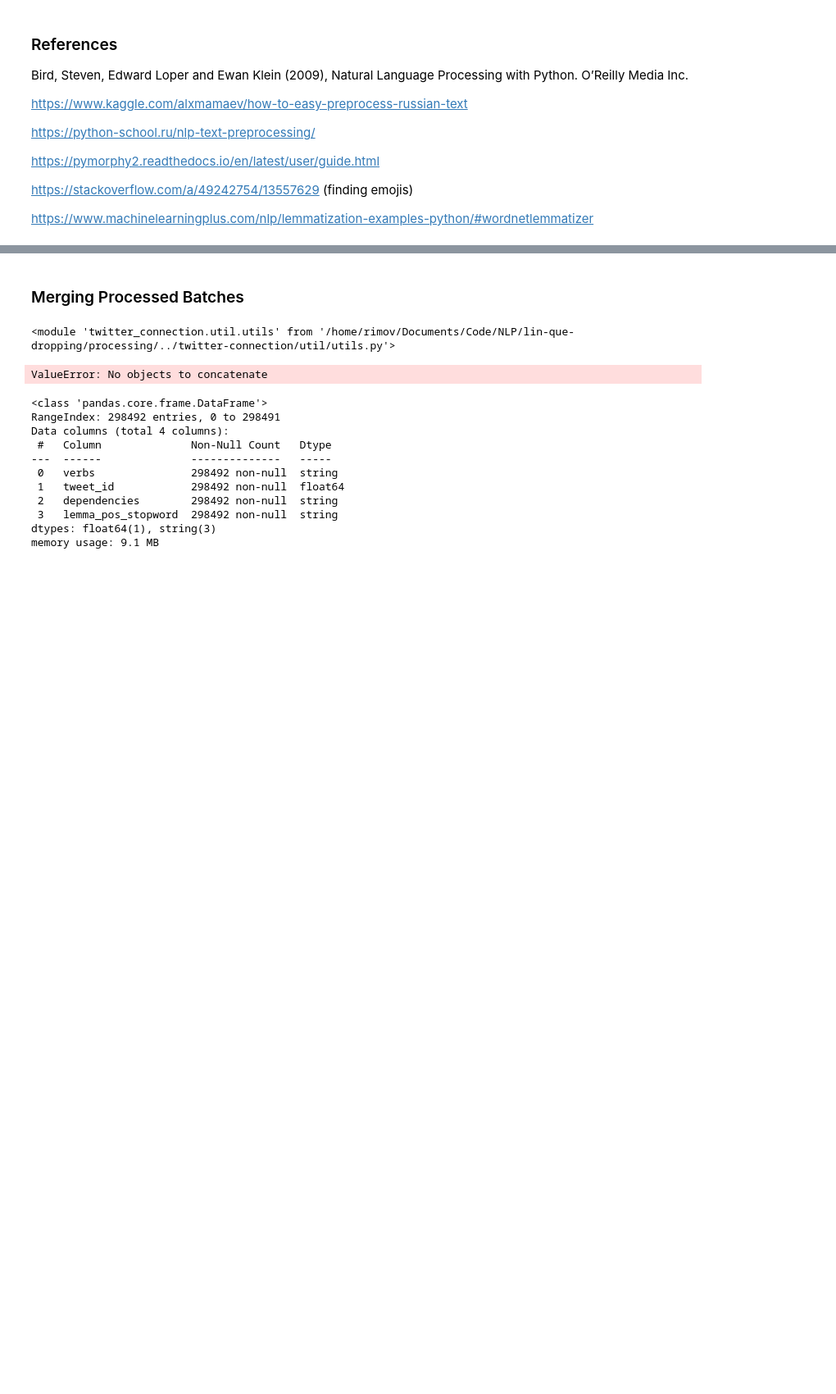
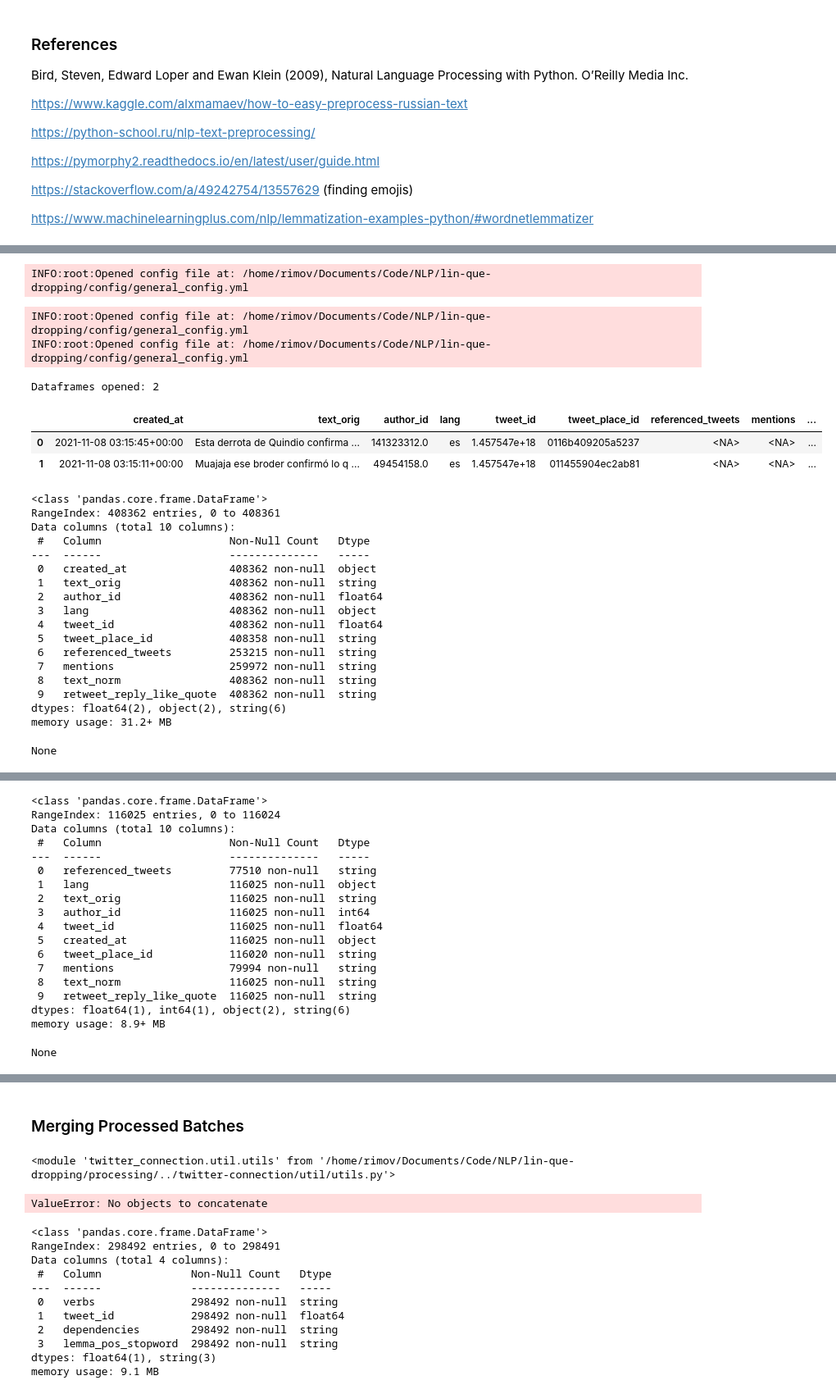
Before and after one commit to ruskirin/ling-twitter-analysis, a Jupyter notebook: src/analysis/processing/twitter-text-process.ipynb, the cells around one changed output, grey strips where cells are left out. Shown: that part at 82% size. Cells and saved outputs as stored; diff of their text form; code cells hidden in the pictures; blank space fills up the shorter version.

```diff
--- a/src/analysis/processing/twitter-text-process.ipynb
+++ b/src/analysis/processing/twitter-text-process.ipynb
@@ -51,9 +30,0 @@ from twitter_data import twitter_data
-# %%
-try:
-    with open(utils.get_project_root()/'log_config.yml', 'r') as f:
-        lc = yaml.safe_load(f)
-        config.dictConfig(lc)
-
-        logger = logging.getLogger('processing')
-except Exception as e:
-    print(e.args)
@@ -109,0 +71,12 @@ None
+# %%
+std_path_c = utils.get_save_path('c', 'twitter', lang='es', is_test=False)
+std_path_p = utils.get_save_path('p', 'twitter', lang='es', is_test=False)
+data_folders = ['07112021-at-2210-combined', '20210726-combined']
+data_paths = [std_path_c/path for path in data_folders]
+# %%
+# Save folders below are partitioned by date folders (when processing done)
+save_date = utils.get_str_datetime_now()
+# Name of folder in which to save data
+save_folder = 'combined-2021-07-26-and-11-07'
+# %% [output]
+INFO:root:Opened config file at: /home/rimov/Documents/Code/NLP/lin-que-dropping/config/general_config.yml
@@ -109,0 +85,32 @@ None
+# %%
+tweets = [utils.get_csv('twitter', data_path/'tweets.csv', sep='~', lineterminator='\n') for data_path in data_paths]
+print(f'Dataframes opened: {len(tweets)}')
+
+for t in tweets:
+    display(t.head(2))
+    display(t.info())
+# %% [output]
+INFO:root:Opened config file at: /home/rimov/Documents/Code/NLP/lin-que-dropping/config/general_config.yml
+INFO:root:Opened config file at: /home/rimov/Documents/Code/NLP/lin-que-dropping/config/general_config.yml
+Dataframes opened: 2
+|  | created_at | text_orig | author_id | lang | tweet_id | tweet_place_id | referenced_tweets | mentions | ... |
+| 0 | 2021-11-08 03:15:45+00:00 | Esta derrota de Quindio confirma ... | 141323312.0 | es | 1.457547e+18 | 0116b409205a5237 | <NA> | <NA> | ... |
+| 1 | 2021-11-08 03:15:11+00:00 | Muajaja ese broder confirmó lo q ... | 49454158.0 | es | 1.457547e+18 | 011455904ec2ab81 | <NA> | <NA> | ... |
+<class 'pandas.core.frame.DataFrame'>
+RangeIndex: 408362 entries, 0 to 408361
+Data columns (total 10 columns):
+ #   Column                    Non-Null Count   Dtype
+---  ------                    --------------   -----
+ 0   created_at                408362 non-null  object
+ 1   text_orig                 408362 non-null  string
+ 2   author_id                 408362 non-null  float64
+ 3   lang                      408362 non-null  object
+ 4   tweet_id                  408362 non-null  float64
+ 5   tweet_place_id            408358 non-null  string
+ 6   referenced_tweets         253215 non-null  string
+ 7   mentions                  259972 non-null  string
+ 8   text_norm                 408362 non-null  string
+ 9   retweet_reply_like_quote  408362 non-null  string
+dtypes: float64(2), object(2), string(6)
+memory usage: 31.2+ MB
+None
@@ -109,0 +120,18 @@ None
+<class 'pandas.core.frame.DataFrame'>
+RangeIndex: 116025 entries, 0 to 116024
+Data columns (total 10 columns):
+ #   Column                    Non-Null Count   Dtype
+---  ------                    --------------   -----
+ 0   referenced_tweets         77510 non-null   string
+ 1   lang                      116025 non-null  object
+ 2   text_orig                 116025 non-null  string
+ 3   author_id                 116025 non-null  int64
+ 4   tweet_id                  116025 non-null  float64
+ 5   created_at                116025 non-null  object
+ 6   tweet_place_id            116020 non-null  string
+ 7   mentions                  79994 non-null   string
+ 8   text_norm                 116025 non-null  string
+ 9   retweet_reply_like_quote  116025 non-null  string
+dtypes: float64(1), int64(1), object(2), string(6)
+memory usage: 8.9+ MB
+None
```
Also changed, not shown: parts of 89 cells of this notebook, 8 other files.
